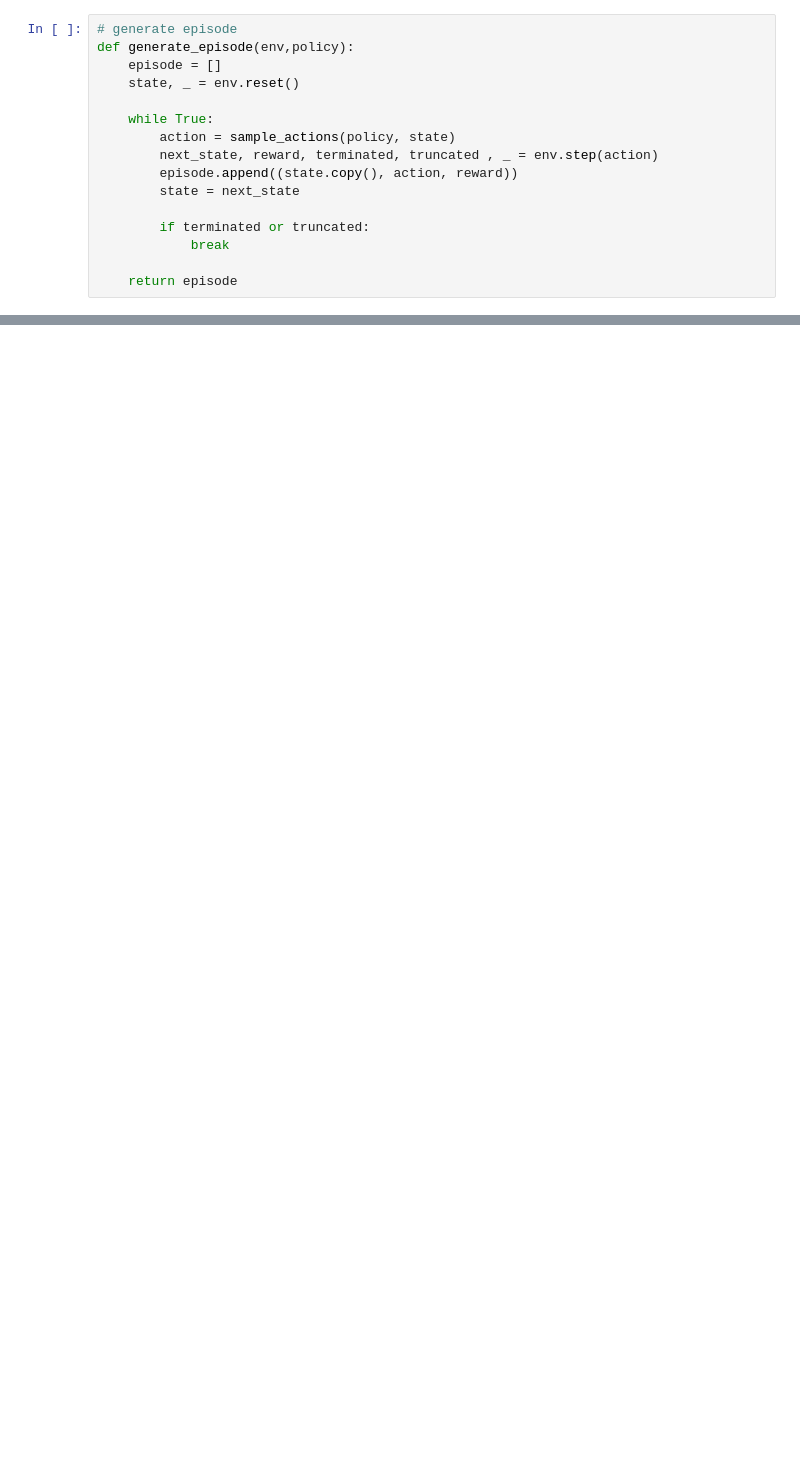
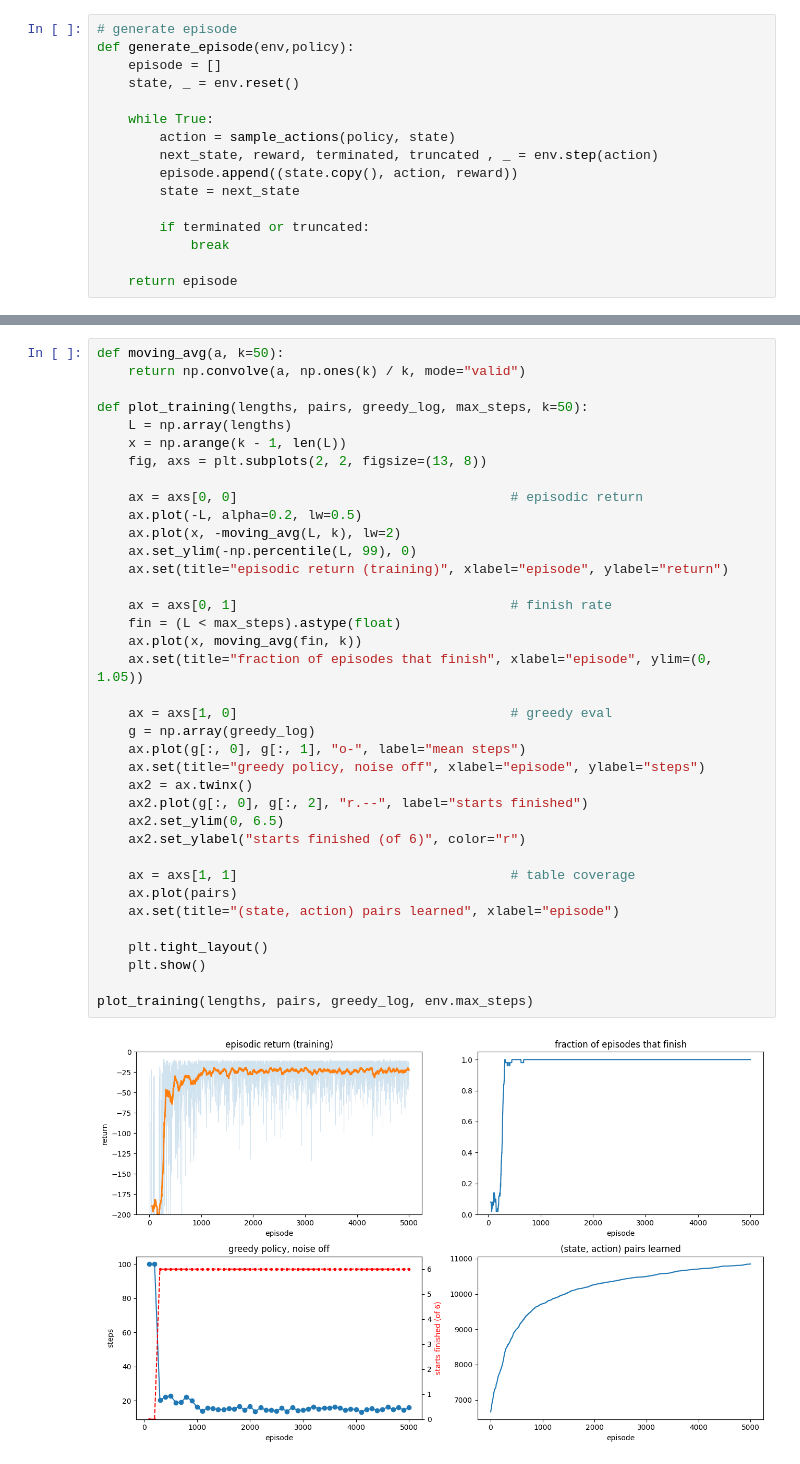
Before and after one commit to DebatableMiracle/Monte_carlo_sutton_barto, a Jupyter notebook: racetrack.ipynb, the cells around one changed output, grey strips where cells are left out. Drawn from its saved outputs; the diff is of its cells as text; blank space fills up the shorter version.

```diff
--- a/racetrack.ipynb
+++ b/racetrack.ipynb
@@ -405,0 +560,39 @@ def calculate_returns(episode, gamma = 1.0):
+# %%
+def moving_avg(a, k=50):
+    return np.convolve(a, np.ones(k) / k, mode="valid")
+
+def plot_training(lengths, pairs, greedy_log, max_steps, k=50):
+    L = np.array(lengths)
+    x = np.arange(k - 1, len(L))
+    fig, axs = plt.subplots(2, 2, figsize=(13, 8))
+
+    ax = axs[0, 0]                                   # episodic return
+    ax.plot(-L, alpha=0.2, lw=0.5)
+    ax.plot(x, -moving_avg(L, k), lw=2)
+    ax.set_ylim(-np.percentile(L, 99), 0)
+    ax.set(title="episodic return (training)", xlabel="episode", ylabel="return")
+
+    ax = axs[0, 1]                                   # finish rate
+    fin = (L < max_steps).astype(float)
+    ax.plot(x, moving_avg(fin, k))
+    ax.set(title="fraction of episodes that finish", xlabel="episode", ylim=(0, 1.05))
+
+    ax = axs[1, 0]                                   # greedy eval
+    g = np.array(greedy_log)
+    ax.plot(g[:, 0], g[:, 1], "o-", label="mean steps")
+    ax.set(title="greedy policy, noise off", xlabel="episode", ylabel="steps")
+    ax2 = ax.twinx()
+    ax2.plot(g[:, 0], g[:, 2], "r.--", label="starts finished")
+    ax2.set_ylim(0, 6.5)
+    ax2.set_ylabel("starts finished (of 6)", color="r")
+
+    ax = axs[1, 1]                                   # table coverage
+    ax.plot(pairs)
+    ax.set(title="(state, action) pairs learned", xlabel="episode")
+
+    plt.tight_layout()
+    plt.show()
+
+plot_training(lengths, pairs, greedy_log, env.max_steps)
+# %% [output]
+[figure, added]
```
Also changed, not shown: parts of 15 cells of this notebook, 11 other files.
